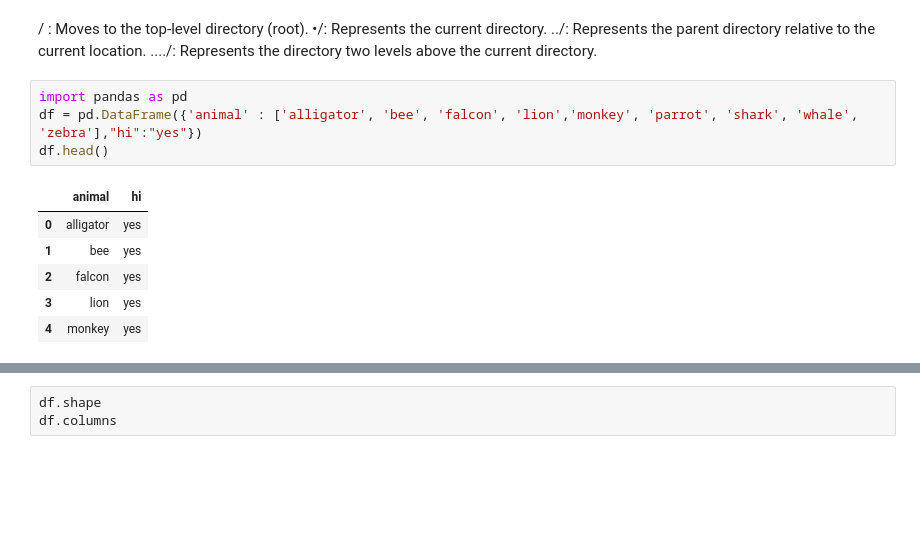
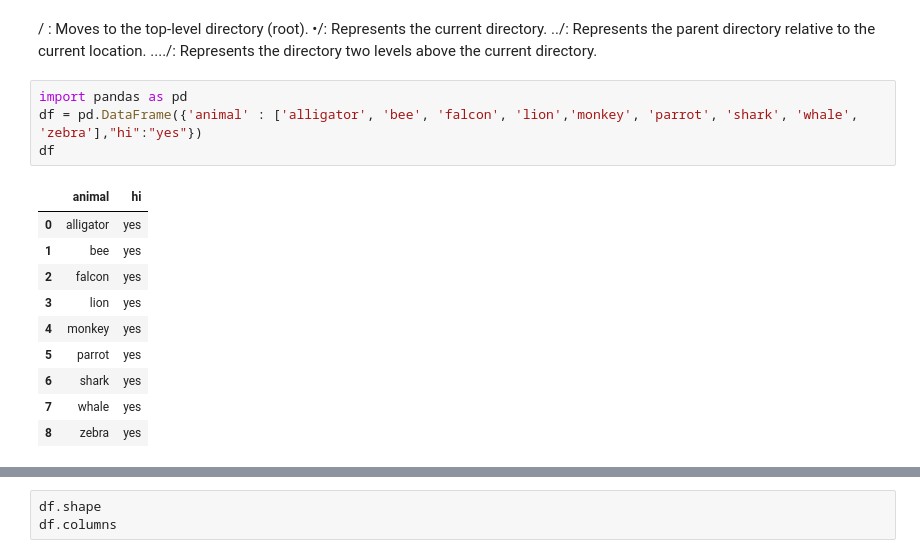
Before and after one commit to RatanakANB/PandasBasic, a Jupyter notebook: 24DataFrame/main.ipynb, the cells around one changed output, grey strips where cells are left out. Drawn from its saved outputs; the diff is of its cells as text; blank space fills up the shorter version.

```diff
--- a/24DataFrame/main.ipynb
+++ b/24DataFrame/main.ipynb
@@ -309,14 +309,18 @@ pd. DataFrame. from_dict(data, orient = 'index', columns = ['A', 'B', 'C', 'D'])
 # %%
 import pandas as pd
 df = pd.DataFrame({'animal' : ['alligator', 'bee', 'falcon', 'lion','monkey', 'parrot', 'shark', 'whale', 'zebra'],"hi":"yes"})
-df.head()
+df
 # %% [output]
 |  | animal | hi |
 | 0 | alligator | yes |
 | 1 | bee | yes |
 | 2 | falcon | yes |
 | 3 | lion | yes |
 | 4 | monkey | yes |
+| 5 | parrot | yes |
+| 6 | shark | yes |
+| 7 | whale | yes |
+| 8 | zebra | yes |
 # %% [markdown]
 ![image.png](attachment:image.png)
 # %%
```
Also changed, not shown: parts of 1 cell of this notebook, 3 other files.
